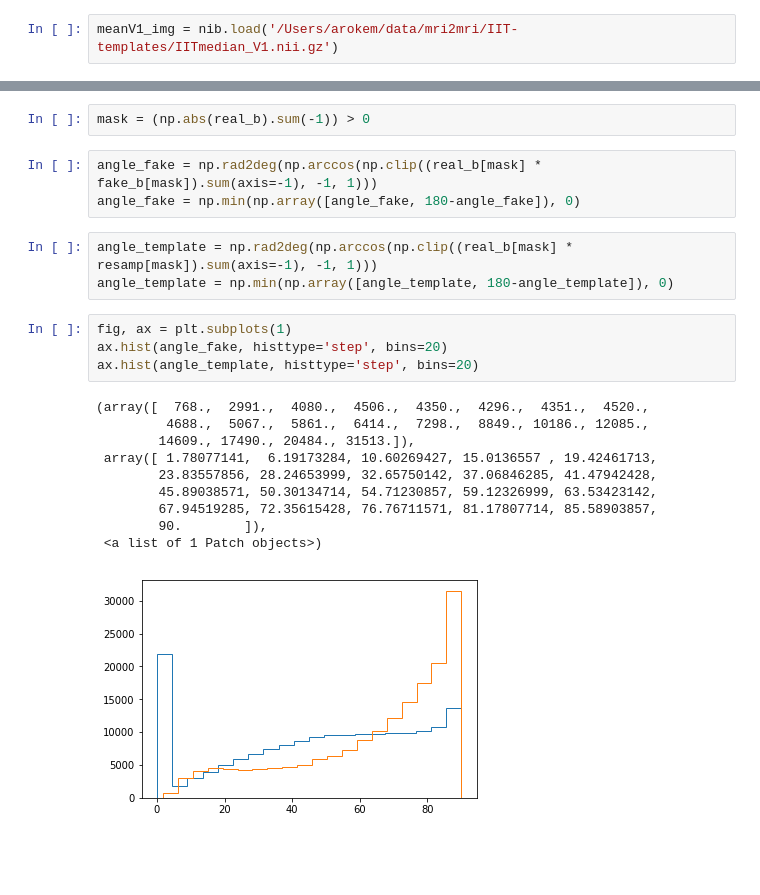
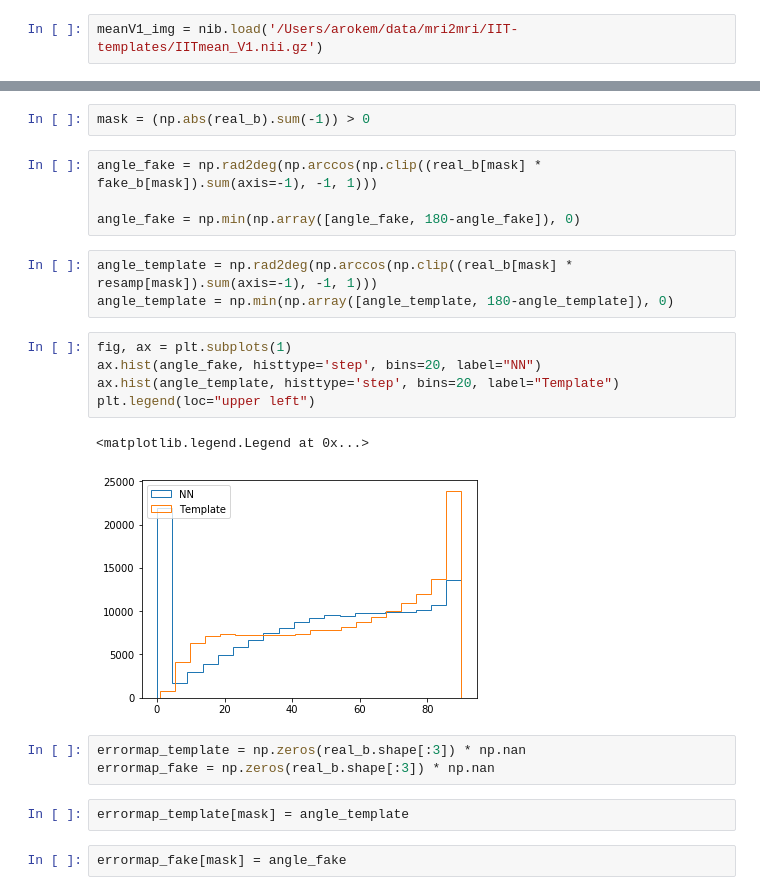
Before and after one commit to uw-biomedical-ml/mri2mri_notebooks, a Jupyter notebook: gen_pdd_compare-Copy1.ipynb, the cells around one changed output, grey strips where cells are left out. Cells and saved outputs as stored; diff of their text form; blank space fills up the shorter version.

```diff
--- a/gen_pdd_compare-Copy1.ipynb
+++ b/gen_pdd_compare-Copy1.ipynb
@@ -40,7 +40,7 @@ Clipping input data to the valid range for imshow with RGB data ([0..1] for floa
 <matplotlib.image.AxesImage at 0x...>
 [figure]
 # %%
-meanV1_img = nib.load('/Users/arokem/data/mri2mri/IIT-templates/IITmedian_V1.nii.gz')
+meanV1_img = nib.load('/Users/arokem/data/mri2mri/IIT-templates/IITmean_V1.nii.gz')
 # %%
 meanV1 = meanV1_img.get_data()
 # %%
@@ -155,22 +155,23 @@ Clipping input data to the valid range for imshow with RGB data ([0..1] for floa
 mask = (np.abs(real_b).sum(-1)) > 0
 # %%
 angle_fake = np.rad2deg(np.arccos(np.clip((real_b[mask] * fake_b[mask]).sum(axis=-1), -1, 1)))
+
 angle_fake = np.min(np.array([angle_fake, 180-angle_fake]), 0)
 # %%
 angle_template = np.rad2deg(np.arccos(np.clip((real_b[mask] * resamp[mask]).sum(axis=-1), -1, 1)))
 angle_template = np.min(np.array([angle_template, 180-angle_template]), 0)
 # %%
 fig, ax = plt.subplots(1)
-ax.hist(angle_fake, histtype='step', bins=20)
-ax.hist(angle_template, histtype='step', bins=20)
+ax.hist(angle_fake, histtype='step', bins=20, label="NN")
+ax.hist(angle_template, histtype='step', bins=20, label="Template")
+plt.legend(loc="upper left")
 # %% [output]
-(array([  768.,  2991.,  4080.,  4506.,  4350.,  4296.,  4351.,  4520.,
-         4688.,  5067.,  5861.,  6414.,  7298.,  8849., 10186., 12085.,
-        14609., 17490., 20484., 31513.]),
- array([ 1.78077141,  6.19173284, 10.60269427, 15.0136557 , 19.42461713,
-        23.83557856, 28.24653999, 32.65750142, 37.06846285, 41.47942428,
-        45.89038571, 50.30134714, 54.71230857, 59.12326999, 63.53423142,
-        67.94519285, 72.35615428, 76.76711571, 81.17807714, 85.58903857,
-        90.        ]),
- <a list of 1 Patch objects>)
+<matplotlib.legend.Legend at 0x...>
-[figure, old version]
+[figure, new version]
+# %%
+errormap_template = np.zeros(real_b.shape[:3]) * np.nan
+errormap_fake = np.zeros(real_b.shape[:3]) * np.nan
+# %%
+errormap_template[mask] = angle_template
+# %%
+errormap_fake[mask] = angle_fake
```
Also changed, not shown: parts of 5 cells of this notebook, 4 other files.
